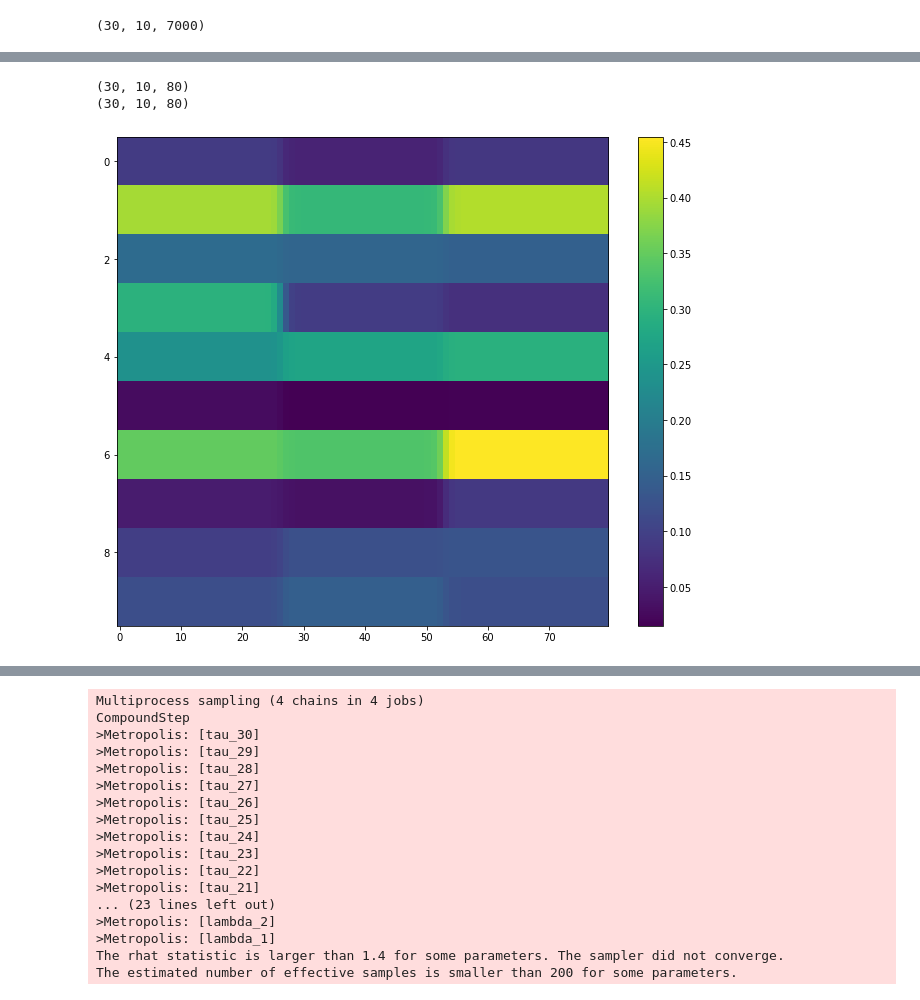
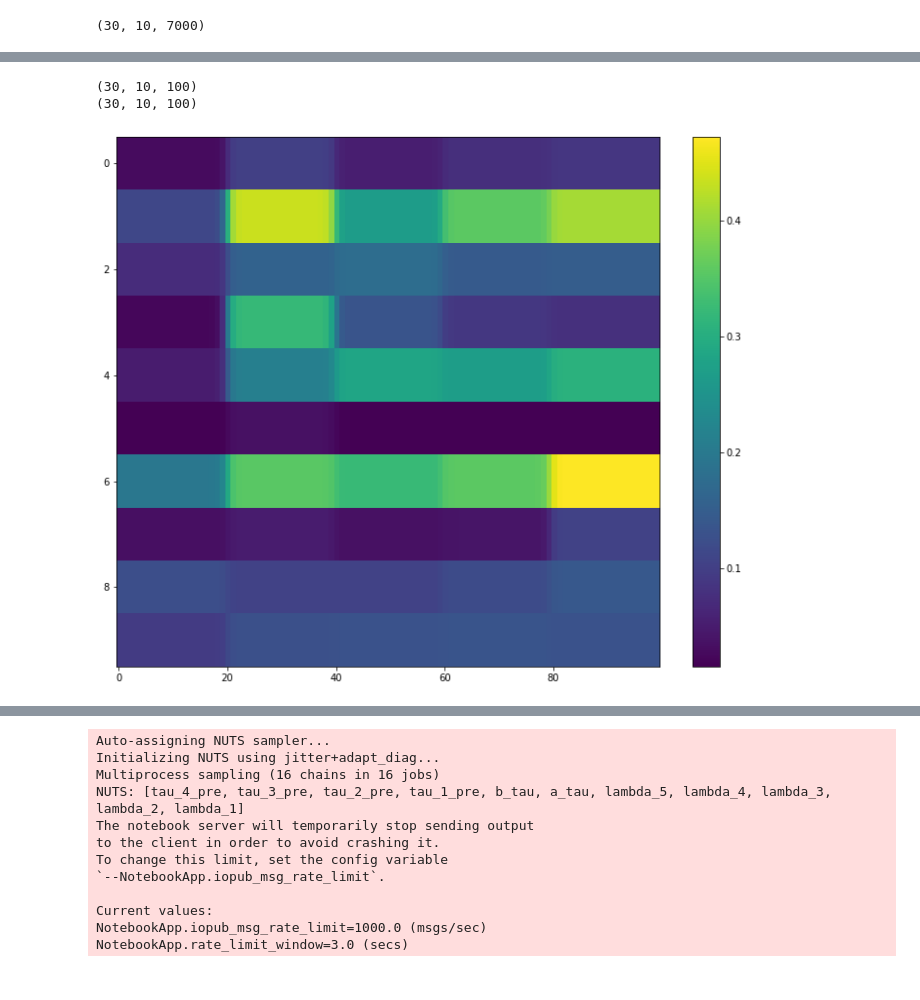
Before and after one commit to abuzarmahmood/firing_space_plot, a Jupyter notebook: changepoint_mcmc/mcmc_population_switch_bernoulli_multi_trial.ipynb, the cells around one changed output, grey strips where cells are left out. Saved outputs shown, nothing was run; the diff lists cells and outputs as text; code cells hidden in the pictures.

```diff
--- a/changepoint_mcmc/mcmc_population_switch_bernoulli_multi_trial.ipynb
+++ b/changepoint_mcmc/mcmc_population_switch_bernoulli_multi_trial.ipynb
@@ -20,7 +20,7 @@ print(this_dat.shape)
 (30, 10, 7000)
 # %%
 # Convert spikes to counts by binning
-time_lims = [2000,4000]
+time_lims = [1500,4000]
 bin_width = 25
 t_vec = np.arange(this_dat.shape[-1])
 binned_t_vec = np.mean(t_vec[time_lims[0]:time_lims[1]].reshape((-1,bin_width)),axis=-1)
@@ -47,5 +47,5 @@ print(count_data.shape)
 # %%
-states = 3
+states = 5
 split_list = np.array_split(count_data,states,axis=-1)
 # Cut all to the same size
 min_val = min([x.shape[-1] for x in split_list])
@@ -207,22 +159,41 @@ model.basic_RVs
 # %%
 with model:
 
     # Assign lambdas to time_bin indices using sigmoids centered on switchpoints
     # Refer to https://www.desmos.com/calculator/yisbydv2cq
 
-    #weight_0 = tt.nnet.sigmoid(2 * (idx - 0))
-    #weight_1_stack = pm.math.stack([tt.nnet.sigmoid(2 * (array_idx[0] - tau[i])) for i in range(count_data.shape[0])])
     weight_1_stack = tt.nnet.sigmoid(2 * (array_idx - tau[:,0][:,np.newaxis,np.newaxis]))
     weight_2_stack = tt.nnet.sigmoid(2 * (array_idx - tau[:,1][:,np.newaxis,np.newaxis]))
-    #lambda_latent_test = np.broadcast_to(lambda_latent[0],count_data.shape)
+    weight_3_stack = tt.nnet.sigmoid(2 * (array_idx - tau[:,2][:,np.newaxis,np.newaxis]))
+    weight_4_stack = tt.nnet.sigmoid(2 * (array_idx - tau[:,3][:,np.newaxis,np.newaxis]))
+
+    # trial x time                             # 1 x time            # trial x 1
+    #weight_1_stack = tt.nnet.sigmoid(2 * (idx[np.newaxis,:] - tau[:,0][:,np.newaxis]))
+    #weight_2_stack = tt.nnet.sigmoid(2 * (idx[np.newaxis,:] - tau[:,1][:,np.newaxis]))
+    #weight_3_stack = tt.nnet.sigmoid(2 * (idx[np.newaxis,:] - tau[:,2][:,np.newaxis]))
+
+    # trial x 1 x time
+    #weight_1_stack = weight_1_stack[:,np.newaxis,:]
+    #weight_2_stack = weight_3_stack[:,np.newaxis,:]
+    #weight_2_stack = weight_3_stack[:,np.newaxis,:]
+
+    #weight_stack = pm.math.stack([1 - weight_1_stack,
+    #                             weight_1_stack * (1 - weight_2_stack),
+    #                             weight_2_stack * (1 - weight_3_stack),
+    #                             weight_3_stack])
+    #lambda_ = pm.math.dot(weight_stack.T, lambda_latent).T.swapaxes(0,1)
+
     lambda_ = np.multiply(1 - weight_1_stack, lambda_latent[0][np.newaxis,:,np.newaxis]) + \
                 np.multiply(weight_1_stack * (1 - weight_2_stack), lambda_latent[1][np.newaxis,:,np.newaxis]) + \
-                np.multiply(weight_2_stack, lambda_latent[2][np.newaxis,:,np.newaxis])
+                np.multiply(weight_2_stack * (1 - weight_3_stack), lambda_latent[2][np.newaxis,:,np.newaxis]) + \
+                np.multiply(weight_3_stack * (1 - weight_4_stack), lambda_latent[3][np.newaxis,:,np.newaxis]) + \
+                np.multiply(weight_4_stack, lambda_latent[4][np.newaxis,:,np.newaxis])
 
 print(weight_1_stack.tag.test_value.shape)
+#print(weight_stack.tag.test_value.shape)
 print(lambda_.tag.test_value.shape)
 plt.imshow(lambda_.tag.test_value[0],aspect='auto');plt.colorbar();
 # %% [output]
-(30, 10, 80)
-(30, 10, 80)
+(30, 10, 100)
+(30, 10, 100)
-[figure, old version]
+[figure, new version]
@@ -302,27 +208,22 @@ pm.model_to_graphviz(model)
 # %%
 with model:
     #step= pm.Metropolis()
-    trace = pm.sample(2000, tune=1000,
-                      step = step,
-                      chains = 4, cores = 4)
+    trace = pm.sample(5000, tune=2500,
+                      #step = step,
+                      chains = 16, cores = 16)
 # %% [output]
-Multiprocess sampling (4 chains in 4 jobs)
-CompoundStep
->Metropolis: [tau_30]
->Metropolis: [tau_29]
->Metropolis: [tau_28]
->Metropolis: [tau_27]
->Metropolis: [tau_26]
->Metropolis: [tau_25]
->Metropolis: [tau_24]
->Metropolis: [tau_23]
->Metropolis: [tau_22]
->Metropolis: [tau_21]
-... (23 lines left out)
->Metropolis: [lambda_2]
->Metropolis: [lambda_1]
-The rhat statistic is larger than 1.4 for some parameters. The sampler did not converge.
-The estimated number of effective samples is smaller than 200 for some parameters.
+Auto-assigning NUTS sampler...
+Initializing NUTS using jitter+adapt_diag...
+Multiprocess sampling (16 chains in 16 jobs)
+NUTS: [tau_4_pre, tau_3_pre, tau_2_pre, tau_1_pre, b_tau, a_tau, lambda_5, lambda_4, lambda_3, lambda_2, lambda_1]
+The notebook server will temporarily stop sending output
+to the client in order to avoid crashing it.
+To change this limit, set the config variable
+`--NotebookApp.iopub_msg_rate_limit`.
+
+Current values:
+NotebookApp.iopub_msg_rate_limit=1000.0 (msgs/sec)
+NotebookApp.rate_limit_window=3.0 (secs)
 # %%
 pm.traceplot(trace);
 # %% [output]
```
Also changed, not shown: parts of 21 cells of this notebook.
